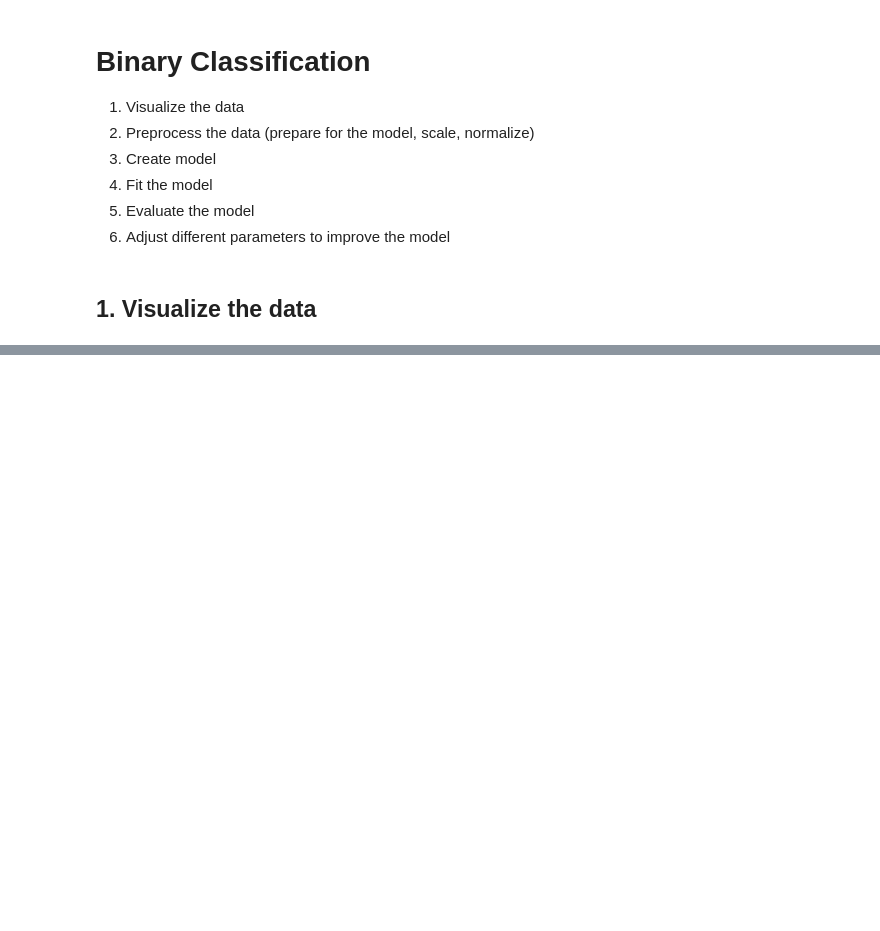
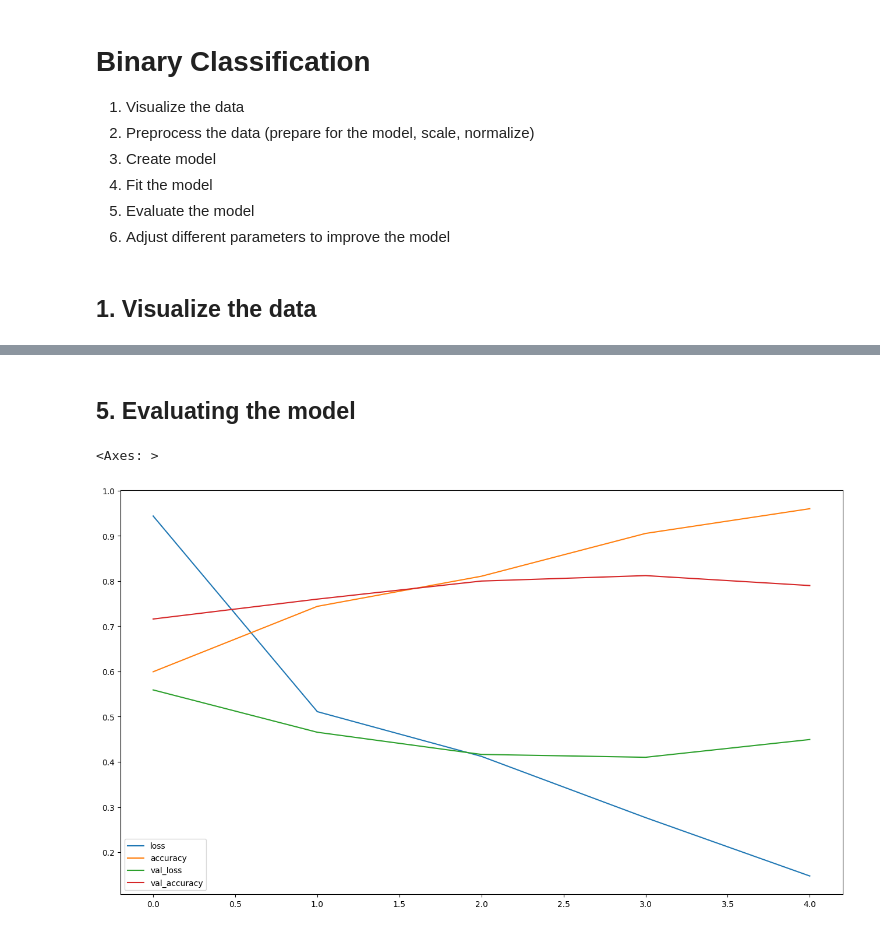
Before and after one commit to jescalada/Tensorflow-colabs, a Jupyter notebook: computer_vision_intro.ipynb, the cells around one changed output, grey strips where cells are left out. Cells and saved outputs as stored; diff of their text form; code cells hidden in the pictures; blank space fills up the shorter version.

```diff
--- a/computer_vision_intro.ipynb
+++ b/computer_vision_intro.ipynb
@@ -218,0 +227,5 @@ Image shape: (384, 512, 3)
+# %%
+# Create training and test data generators and rescale the data
+from tensorflow.keras.preprocessing.image import ImageDataGenerator
+train_datagen = ImageDataGenerator(rescale=1/255.)
+test_datagen = ImageDataGenerator(rescale=1/255.)
@@ -218,0 +276,25 @@ Image shape: (384, 512, 3)
+# %%
+# Simplify the model creation
+from tensorflow.keras.optimizers import Adam
+from tensorflow.keras.layers import Dense, Flatten, Conv2D, MaxPool2D, Activation
+from tensorflow.keras import Sequential
+
+# Create a baseline
+model_baseline = Sequential([
+    Conv2D(filters=10,
+           kernel_size=3,
+           strides=1,
+           padding="valid",
+           activation="relu",
+           input_shape=(224, 224, 3)),
+    Conv2D(10, 3, activation="relu"),
+    Conv2D(10, 3, activation="relu"),
+    Flatten(),
+    Dense(1, activation="sigmoid")
+])
+# %%
+# Compile
+model_baseline.compile(loss="binary_crossentropy",
+                       optimizer=Adam(),
+                       metrics=["accuracy"])
+model_baseline.summary()
@@ -218,0 +328,7 @@ Image shape: (384, 512, 3)
+# %%
+# Fit
+history_baseline = model_baseline.fit(train_data,
+                                      epochs=5,
+                                      steps_per_epoch=len(train_data),
+                                      validation_data=test_data,
+                                      validation_steps=len(test_data))
@@ -218,0 +346,9 @@ Image shape: (384, 512, 3)
+# %% [markdown]
+## 5. Evaluating the model
+# %%
+# Plot the loss curves
+import pandas as pd
+pd.DataFrame(history_baseline.history).plot(figsize=(16, 9))
+# %% [output]
+<Axes: >
+[figure, added]
```
Also changed, not shown: parts of 43 cells of this notebook.
